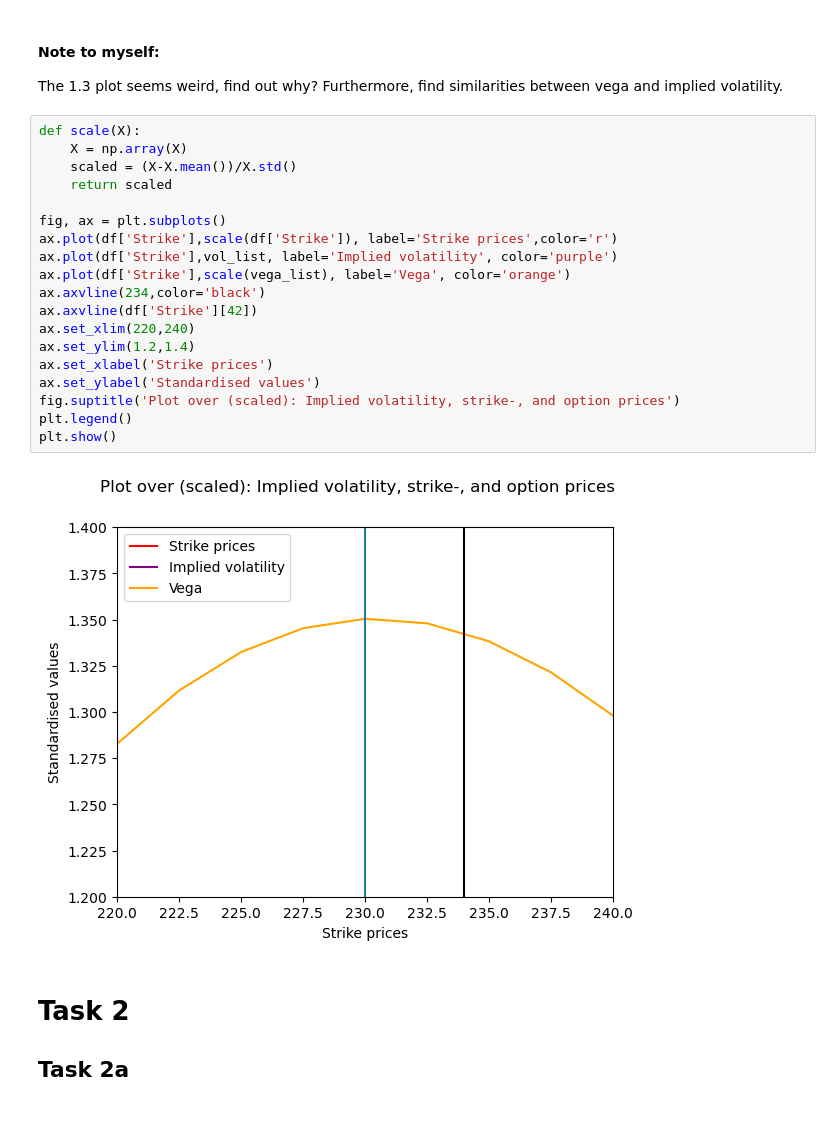
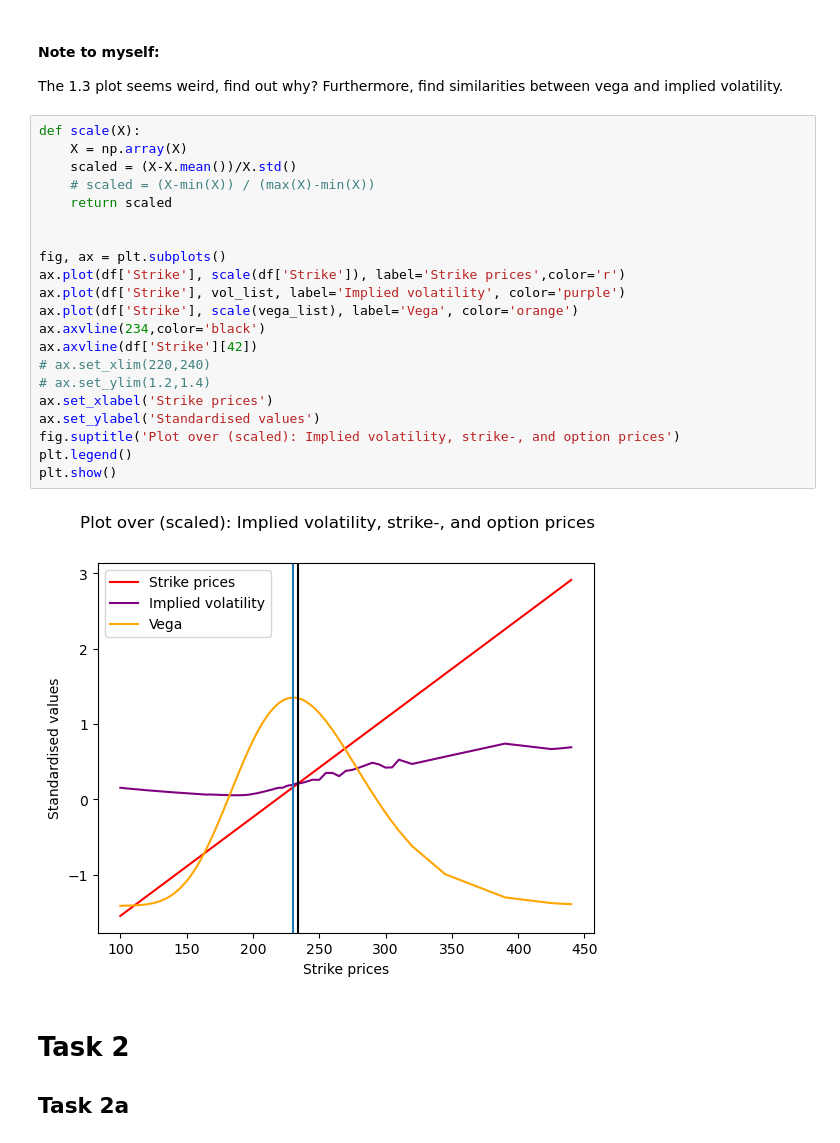
Before and after one commit to DataJakob/Various-School-Projects, a Jupyter notebook: Project_Evaluation_and_Finance/deliverable.ipynb, the cells around one changed output. Cells and saved outputs as stored; diff of their text form.

```diff
--- a/Project_Evaluation_and_Finance/deliverable.ipynb
+++ b/Project_Evaluation_and_Finance/deliverable.ipynb
@@ -97,24 +97,26 @@ plt.show()
 # %%
 def scale(X):
     X = np.array(X)
     scaled = (X-X.mean())/X.std()
+    # scaled = (X-min(X)) / (max(X)-min(X))
     return scaled
 
+
 fig, ax = plt.subplots()
-ax.plot(df['Strike'],scale(df['Strike']), label='Strike prices',color='r')
-ax.plot(df['Strike'],vol_list, label='Implied volatility', color='purple')
-ax.plot(df['Strike'],scale(vega_list), label='Vega', color='orange')
+ax.plot(df['Strike'], scale(df['Strike']), label='Strike prices',color='r')
+ax.plot(df['Strike'], vol_list, label='Implied volatility', color='purple')
+ax.plot(df['Strike'], scale(vega_list), label='Vega', color='orange')
 ax.axvline(234,color='black')
 ax.axvline(df['Strike'][42])
-ax.set_xlim(220,240)
-ax.set_ylim(1.2,1.4)
+# ax.set_xlim(220,240)
+# ax.set_ylim(1.2,1.4)
 ax.set_xlabel('Strike prices')
 ax.set_ylabel('Standardised values')
 fig.suptitle('Plot over (scaled): Implied volatility, strike-, and option prices')
 plt.legend()
 plt.show()
 # %% [output]
-[figure, old version]
+[figure, new version]
 # %% [markdown]
 <h1> Task 2 </h1>
 <h2> Task 2a </h2>
```
Also changed, not shown: parts of 14 cells of this notebook, 1 other file.
